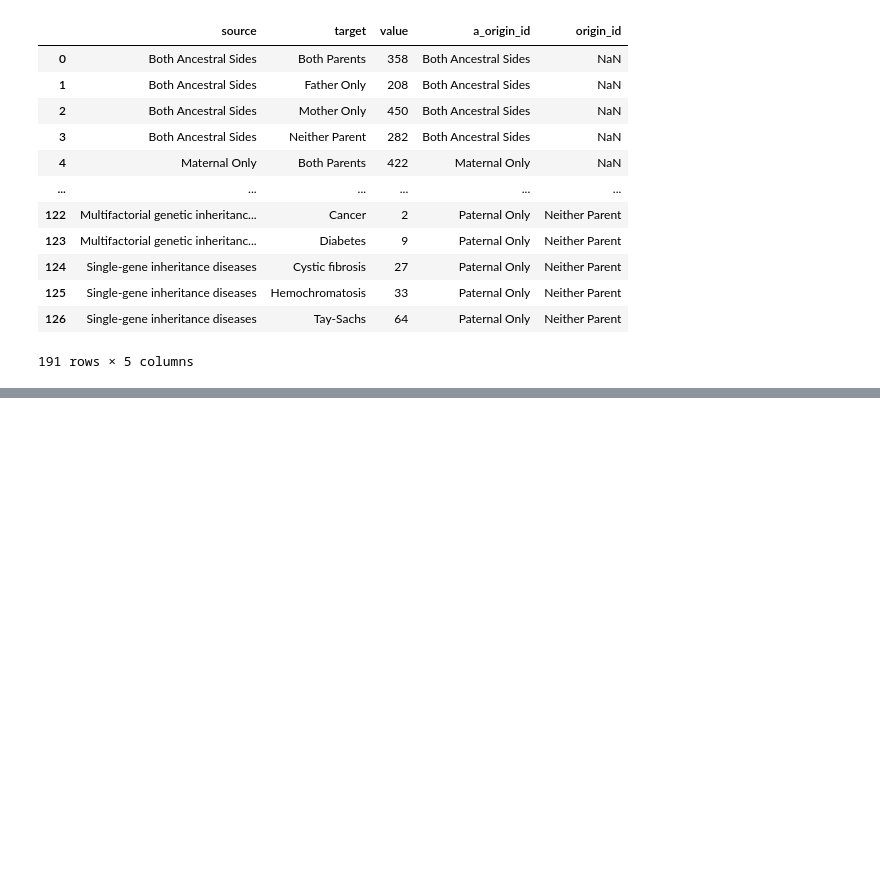
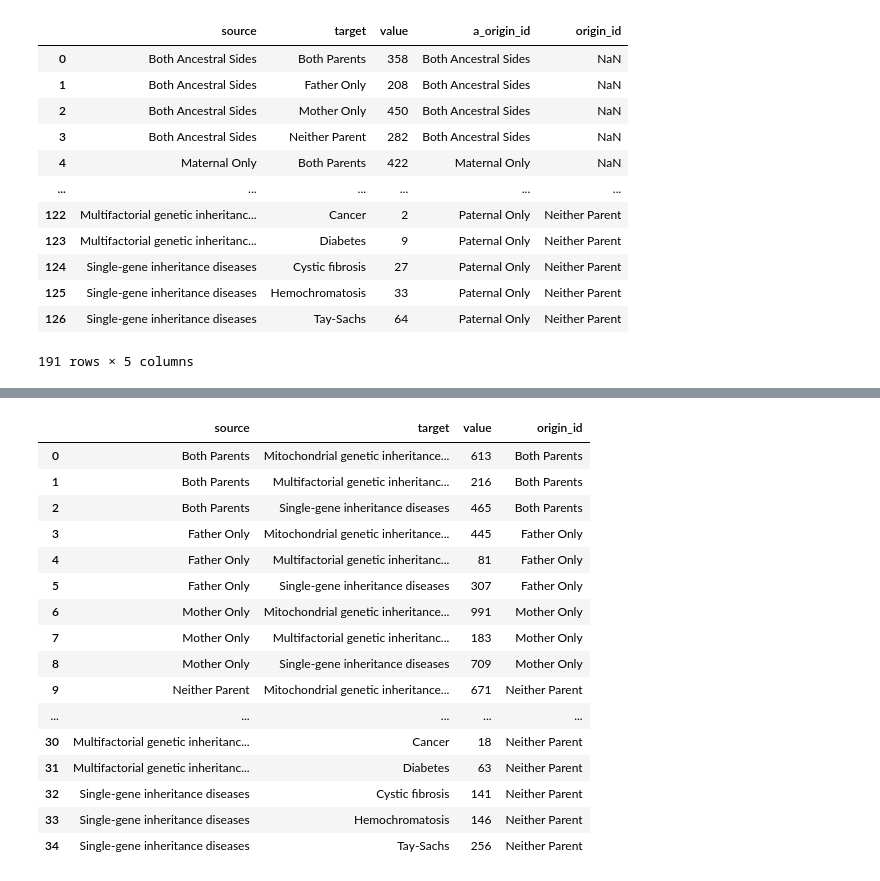
Before and after one commit to AlexChenS/ds4200-final-project, a Jupyter notebook: preprocess.ipynb, the cells around one changed output, grey strips where cells are left out. Drawn from its saved outputs; the diff is of its cells as text; code cells hidden in the pictures; blank space fills up the shorter version.

```diff
--- a/preprocess.ipynb
+++ b/preprocess.ipynb
@@ -177,3 +198,23 @@ links.to_csv('links.csv')
+# %%
+links = pd.concat([level_1, level_2])
+# %% [output]
+|  | source | target | value | origin_id |
+| 0 | Both Parents | Mitochondrial genetic inheritance... | 613 | Both Parents |
+| 1 | Both Parents | Multifactorial genetic inheritanc... | 216 | Both Parents |
+| 2 | Both Parents | Single-gene inheritance diseases | 465 | Both Parents |
+| 3 | Father Only | Mitochondrial genetic inheritance... | 445 | Father Only |
+| 4 | Father Only | Multifactorial genetic inheritanc... | 81 | Father Only |
+| 5 | Father Only | Single-gene inheritance diseases | 307 | Father Only |
+| 6 | Mother Only | Mitochondrial genetic inheritance... | 991 | Mother Only |
+| 7 | Mother Only | Multifactorial genetic inheritanc... | 183 | Mother Only |
+| 8 | Mother Only | Single-gene inheritance diseases | 709 | Mother Only |
+| 9 | Neither Parent | Mitochondrial genetic inheritance... | 671 | Neither Parent |
+| ... | ... | ... | ... | ... |
+| 30 | Multifactorial genetic inheritanc... | Cancer | 18 | Neither Parent |
+| 31 | Multifactorial genetic inheritanc... | Diabetes | 63 | Neither Parent |
+| 32 | Single-gene inheritance diseases | Cystic fibrosis | 141 | Neither Parent |
+| 33 | Single-gene inheritance diseases | Hemochromatosis | 146 | Neither Parent |
+| 34 | Single-gene inheritance diseases | Tay-Sachs | 256 | Neither Parent |
 # %%
 unique_nodes = list(pd.unique(links[['source', 'target']].values.ravel('K')))
 mapping = {name: i for i, name in enumerate(unique_nodes)}
```
Also changed, not shown: parts of 13 cells of this notebook, 3 other files.
